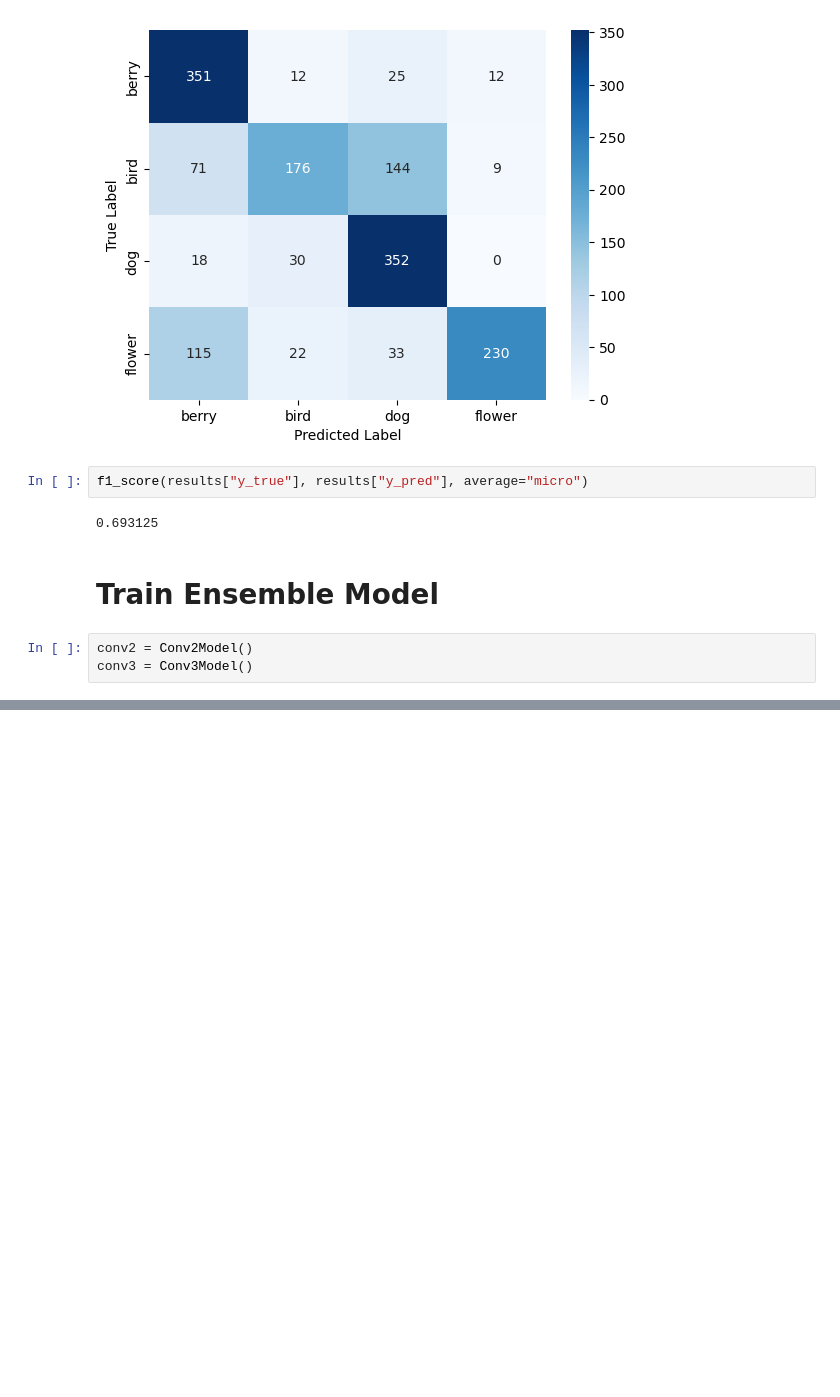
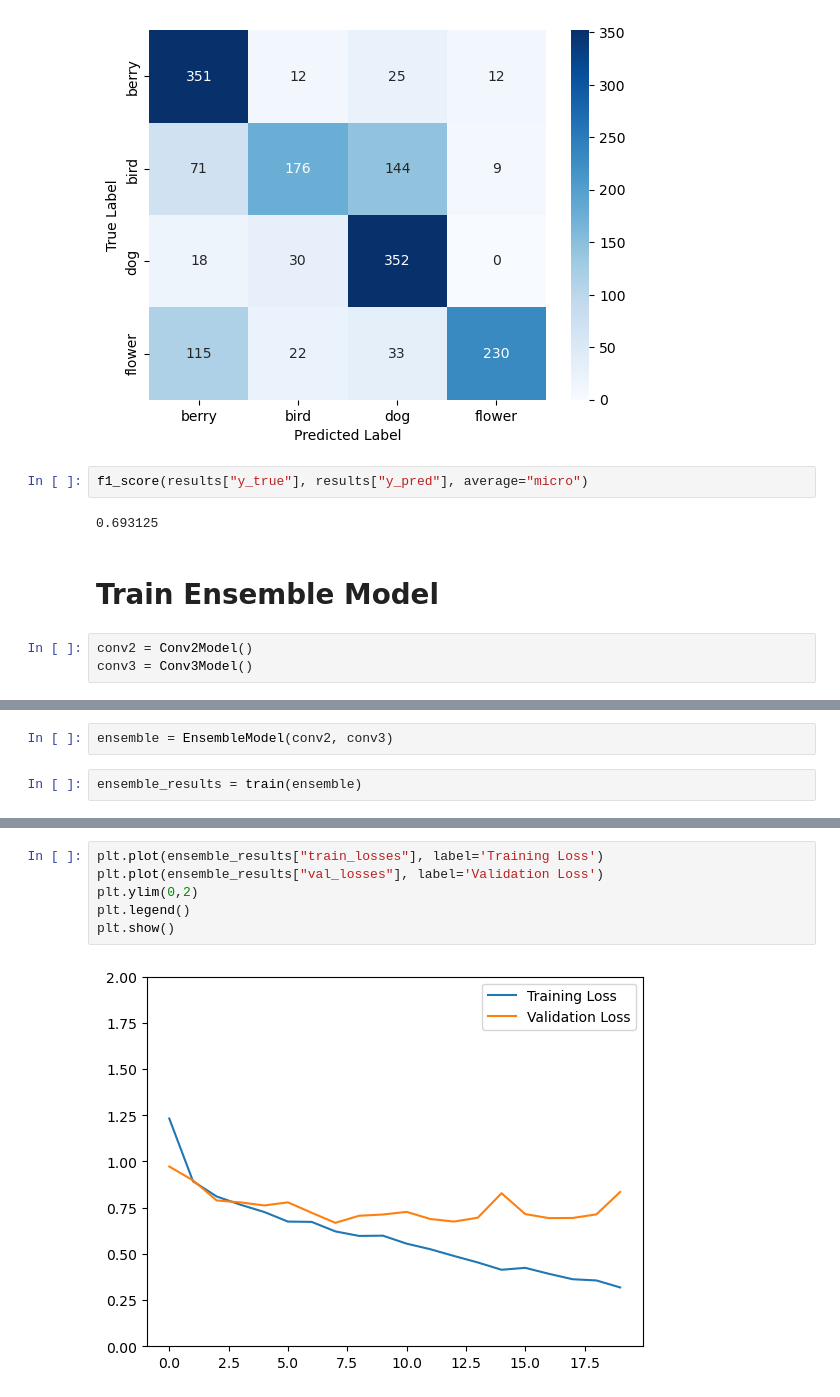
Before and after one commit to mollahsabbir/ds-assesment, a Jupyter notebook: solution-2/main.ipynb, the cells around one changed output, grey strips where cells are left out. Drawn from its saved outputs; the diff is of its cells as text; blank space fills up the shorter version.

Commit message:
[solution-3] Train an ensemble model

```diff
--- a/solution-2/main.ipynb
+++ b/solution-2/main.ipynb
@@ -67,0 +66,4 @@ ensemble =
+# %%
+ensemble = EnsembleModel(conv2, conv3)
+# %%
+ensemble_results = train(ensemble)
@@ -67,0 +84,8 @@ ensemble =
+# %%
+plt.plot(ensemble_results["train_losses"], label='Training Loss')
+plt.plot(ensemble_results["val_losses"], label='Validation Loss')
+plt.ylim(0,2)
+plt.legend()
+plt.show()
+# %% [output]
+[figure, added]
```
Also changed, not shown: parts of 6 cells of this notebook, 4 other files.
